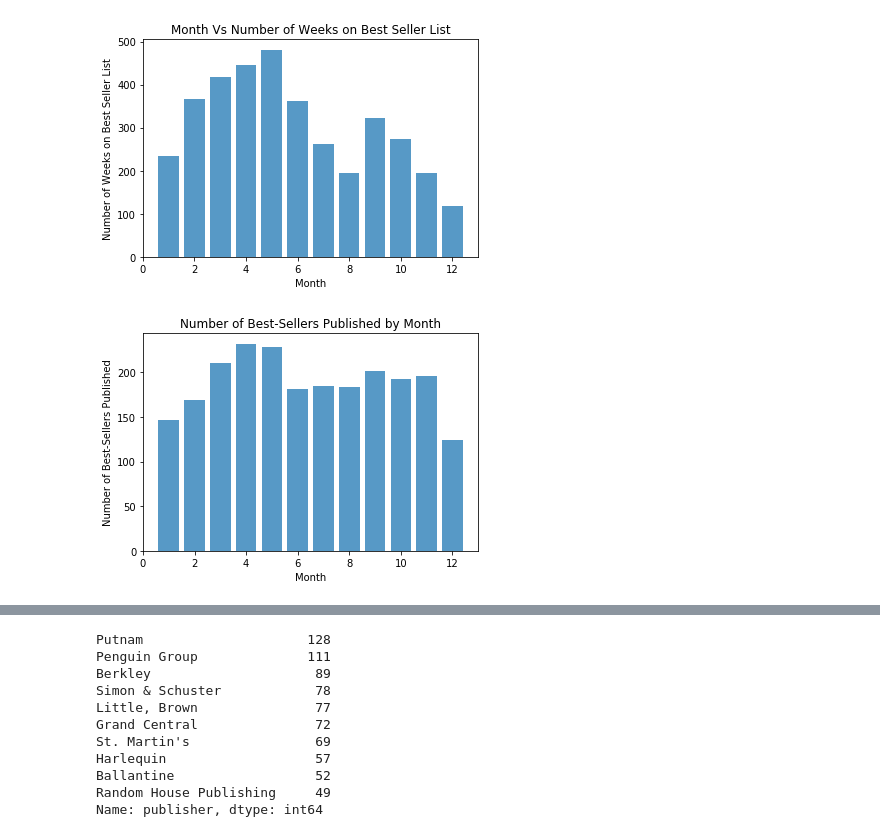
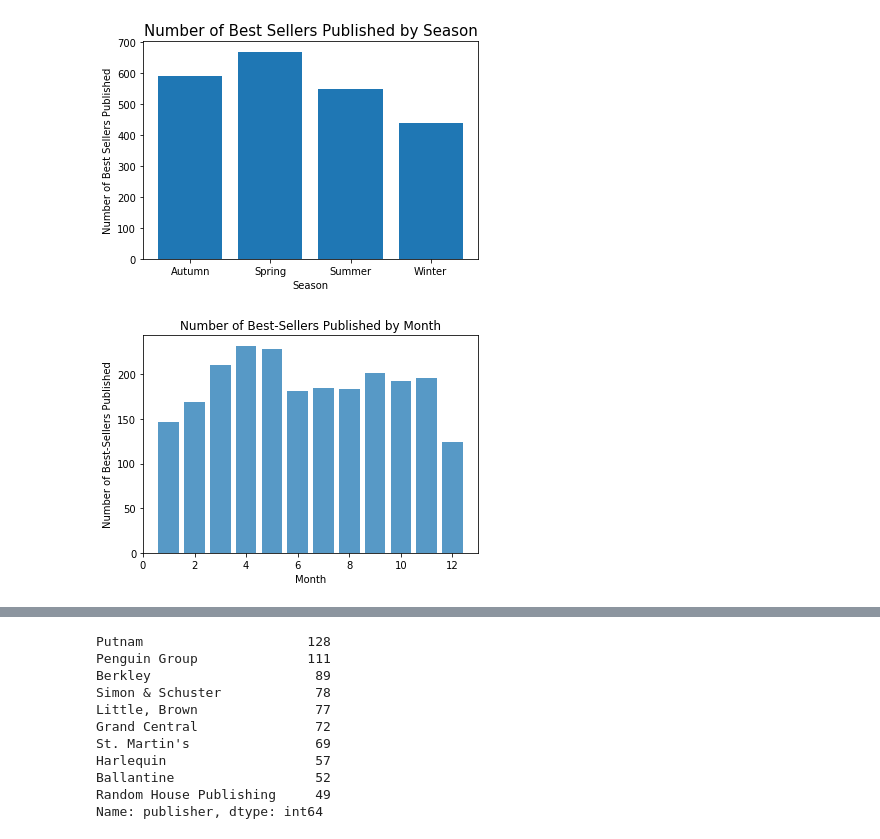
Before and after one commit to manmita7/BookBeasts, a Jupyter notebook: BookBeasts_NYtimes.ipynb, the cells around one changed output, grey strips where cells are left out. Saved outputs shown, nothing was run; the diff lists cells and outputs as text; code cells hidden in the pictures.

```diff
--- a/BookBeasts_NYtimes.ipynb
+++ b/BookBeasts_NYtimes.ipynb
@@ -22,24 +21,40 @@ NYbestlist_df.head()
 | 2 | Vintage | E L James | 525431888 | 9.78E+12 | 2017-03-05 | by E. L. James | FIFTY SHADES DARKER | 66 | ... |
 | 3 | St. Martin's | Kristin Hannah | 1466850604 | 9.78E+12 | 2017-10-29 | by Kristin Hannah | THE NIGHTINGALE | 63 | ... |
 | 4 | Penguin Group | Kathryn Stockett | 1440697663 | 9.78E+12 | 2012-04-08 | by Kathryn Stockett | THE HELP | 58 | ... |
+# %%
+nyseasons = []
+for x in NYbestlist_df["month"]:
+    if x == 1 or x == 2 or x == 12:
+        nyseasons.append("Winter")
+
+    if x == 3 or x == 4 or x == 5:
+        nyseasons.append("Spring")
+
+    if x == 6 or x == 7 or x == 8:
+        nyseasons.append("Summer")
+
+    if x == 9 or x == 10 or x == 11:
+        nyseasons.append("Autumn")
+
+NYbestlist_df["Seasons"] = nyseasons
+seasonpublish = NYbestlist_df.groupby("Seasons")["Seasons"].count().to_dict()
+publish = seasonpublish.keys()
+numpublish = seasonpublish.values()
+plt.bar(publish,numpublish)
+plt.xlabel("Season")
+plt.ylabel("Number of Best Sellers Published")
+plt.title("Number of Best Sellers Published by Season", size = 15)
+plt.savefig("graphs/NYbestseller_by_season.png")
+# %% [output]
+[figure, added]
 # %%
-nybest_weeks_permonth = NYbestlist_df.groupby("month")["weeks_on_list"].sum()
+releasedf = NYbestlist_df.groupby("month")["month"].count()
 month = [1, 2, 3, 4, 5, 6, 7, 8, 9, 10, 11, 12]
-plt.bar(month,nybest_weeks_permonth, alpha=0.75, align="center")
-plt.title("Month Vs Number of Weeks on Best Seller List")
+plt.bar(month,releasedf, alpha=0.75, align="center")
+plt.title("Number of Best-Sellers Published by Month")
 plt.xlabel("Month")
-plt.ylabel("Number of Weeks on Best Seller List")
-plt.savefig("Weeks_on_list.png")
+plt.ylabel("Number of Best-Sellers Published")
+plt.savefig("graphs/NYBooks_published.png")
 plt.show()
 # %% [output]
-[figure, old version]
+[figure, new version]
-# %%
-releasedf = NYbestlist_df.groupby("month")["month"].count()
-plt.bar(month,releasedf, alpha=0.75, align="center")
-plt.title("Number of Best-Sellers Published by Month")
-plt.xlabel("Month")
-plt.ylabel("Number of Best-Sellers Published")
-plt.savefig("graphs/NYBooks_published.png")
-plt.show()
-# %% [output]
-[figure, removed]
```
Also changed, not shown: parts of 6 cells of this notebook, 6 other files.
